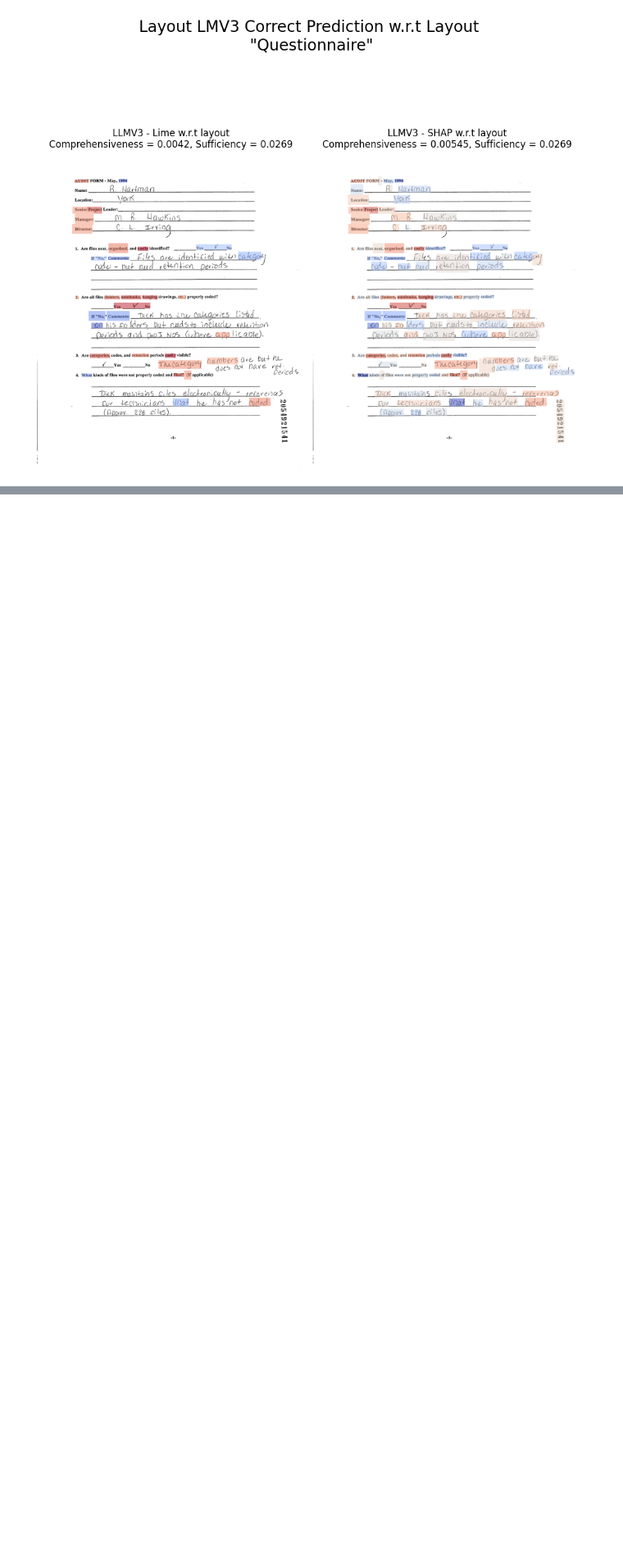
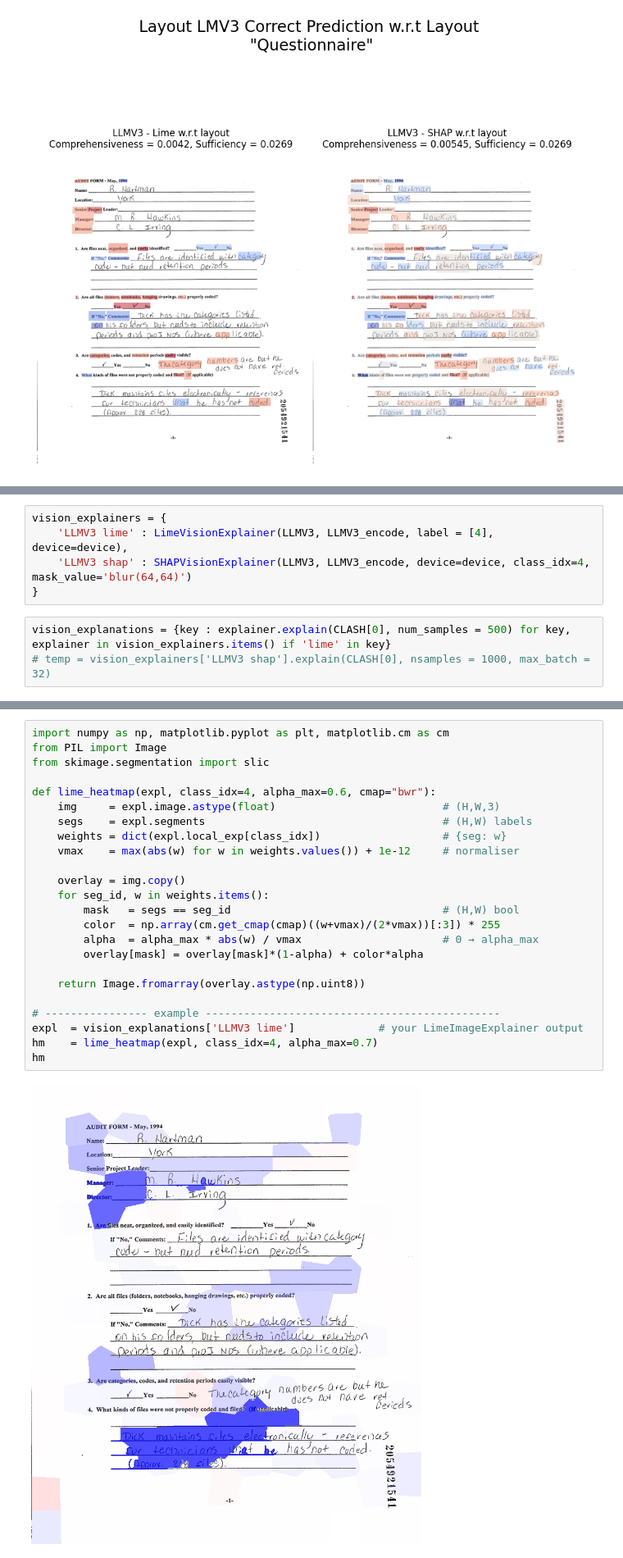
Before and after one commit to adamserag1/Interpretability-for-VRDU-models, a Jupyter notebook: experiments/THESES-DocClas-Local-LLMV3.ipynb, the cells around one changed output, grey strips where cells are left out. Shown at 82% size. Saved outputs shown, nothing was run; the diff lists cells and outputs as text; blank space fills up the shorter version.

```diff
--- a/experiments/THESES-DocClas-Local-LLMV3.ipynb
+++ b/experiments/THESES-DocClas-Local-LLMV3.ipynb
@@ -429,0 +421,8 @@ NameError: name 'layout_vals' is not defined
+# %%
+vision_explainers = {
+    'LLMV3 lime' : LimeVisionExplainer(LLMV3, LLMV3_encode, label = [4], device=device),
+    'LLMV3 shap' : SHAPVisionExplainer(LLMV3, LLMV3_encode, device=device, class_idx=4, mask_value='blur(64,64)')
+}
+# %%
+vision_explanations = {key : explainer.explain(CLASH[0], num_samples = 500) for key, explainer in vision_explainers.items() if 'lime' in key}
+# temp = vision_explainers['LLMV3 shap'].explain(CLASH[0], nsamples = 1000, max_batch = 32)
@@ -429,0 +452,26 @@ NameError: name 'layout_vals' is not defined
+# %%
+import numpy as np, matplotlib.pyplot as plt, matplotlib.cm as cm
+from PIL import Image
+from skimage.segmentation import slic
+
+def lime_heatmap(expl, class_idx=4, alpha_max=0.6, cmap="bwr"):
+    img     = expl.image.astype(float)                          # (H,W,3)
+    segs    = expl.segments                                     # (H,W) labels
+    weights = dict(expl.local_exp[class_idx])                   # {seg: w}
+    vmax    = max(abs(w) for w in weights.values()) + 1e-12     # normaliser
+
+    overlay = img.copy()
+    for seg_id, w in weights.items():
+        mask   = segs == seg_id                                 # (H,W) bool
+        color  = np.array(cm.get_cmap(cmap)((w+vmax)/(2*vmax))[:3]) * 255
+        alpha  = alpha_max * abs(w) / vmax                      # 0 → alpha_max
+        overlay[mask] = overlay[mask]*(1-alpha) + color*alpha
+
+    return Image.fromarray(overlay.astype(np.uint8))
+
+# ---------------- example ----------------------------------------------
+expl  = vision_explanations['LLMV3 lime']             # your LimeImageExplainer output
+hm    = lime_heatmap(expl, class_idx=4, alpha_max=0.7)
+hm
+# %% [output]
+[figure, added]
```
Also changed, not shown: parts of 16 cells of this notebook.
